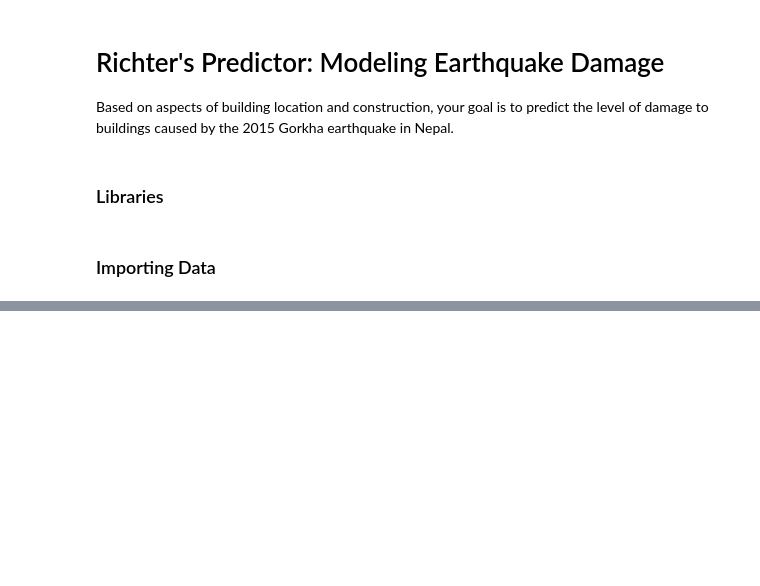
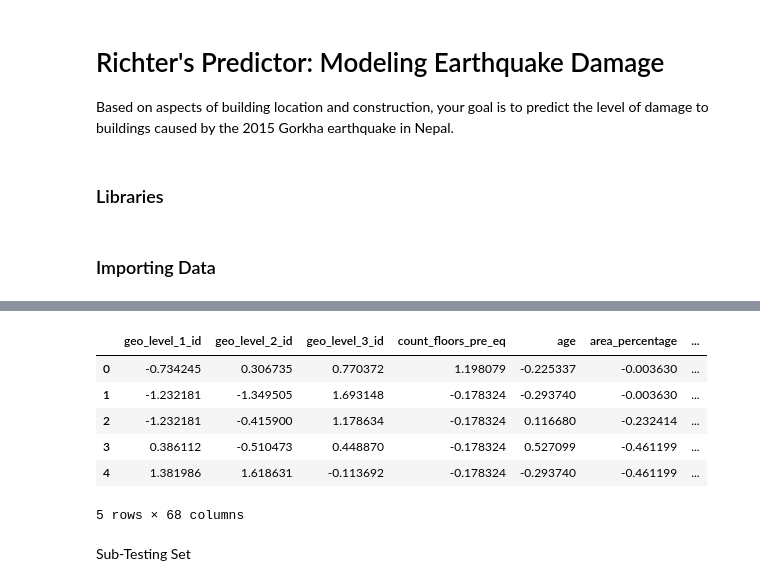
Before and after one commit to xuyfe/modeling-earthquake-damage, a Jupyter notebook: earthquake.ipynb, the cells around one changed output, grey strips where cells are left out. Saved outputs shown, nothing was run; the diff lists cells and outputs as text; code cells hidden in the pictures; blank space fills up the shorter version.

```diff
--- a/earthquake.ipynb
+++ b/earthquake.ipynb
@@ -150,0 +166,7 @@ test_values.describe()
+# %%
+# sub training and testing data
+xtrain_scaled = Standard_Scaler.fit_transform(xtrain[numeric_cols])
+xtest_scaled = Standard_Scaler.transform(xtest[numeric_cols])
+
+xtrain[numeric_cols] = xtrain_scaled
+xtest[numeric_cols] = xtest_scaled
@@ -150,0 +182,10 @@ test_values.describe()
+# %%
+# one-hot encoding the columns that are not yet numerical
+not_yet_numeric = categorical_train.select_dtypes(exclude=['category'])
+not_yet_numeric_cols = not_yet_numeric.columns
+# %%
+transformer = make_column_transformer(
+    (OneHotEncoder(handle_unknown='ignore'),
+     ['land_surface_condition', 'foundation_type', 'roof_type',
+       'ground_floor_type', 'other_floor_type', 'position',
+       'plan_configuration', 'legal_ownership_status']))
@@ -150,0 +194,23 @@ test_values.describe()
+# %%
+transformed_xtrain = transformer.fit_transform(xtrain)
+dense_array = transformed_xtrain.toarray()
+transformed_df = pd.DataFrame(dense_array, columns = transformer.get_feature_names_out())
+transformed_df.index = xtrain.index
+
+# Joining tables
+xtrain = pd.concat([xtrain, transformed_df], axis=1)
+# Dropping old categorical columns
+xtrain.drop(not_yet_numeric_cols, axis=1, inplace=True)
+# %%
+xtrain = xtrain.reset_index(drop=True)
+xtrain.head()
+# %% [output]
+|  | geo_level_1_id | geo_level_2_id | geo_level_3_id | count_floors_pre_eq | age | area_percentage | ... |
+| 0 | -0.734245 | 0.306735 | 0.770372 | 1.198079 | -0.225337 | -0.003630 | ... |
+| 1 | -1.232181 | -1.349505 | 1.693148 | -0.178324 | -0.293740 | -0.003630 | ... |
+| 2 | -1.232181 | -0.415900 | 1.178634 | -0.178324 | 0.116680 | -0.232414 | ... |
+| 3 | 0.386112 | -0.510473 | 0.448870 | -0.178324 | 0.527099 | -0.461199 | ... |
+| 4 | 1.381986 | 1.618631 | -0.113692 | -0.178324 | -0.293740 | -0.461199 | ... |
+5 rows × 68 columns
+# %% [markdown]
+Sub-Testing Set
```
Also changed, not shown: parts of 37 cells of this notebook, 1 other file.
